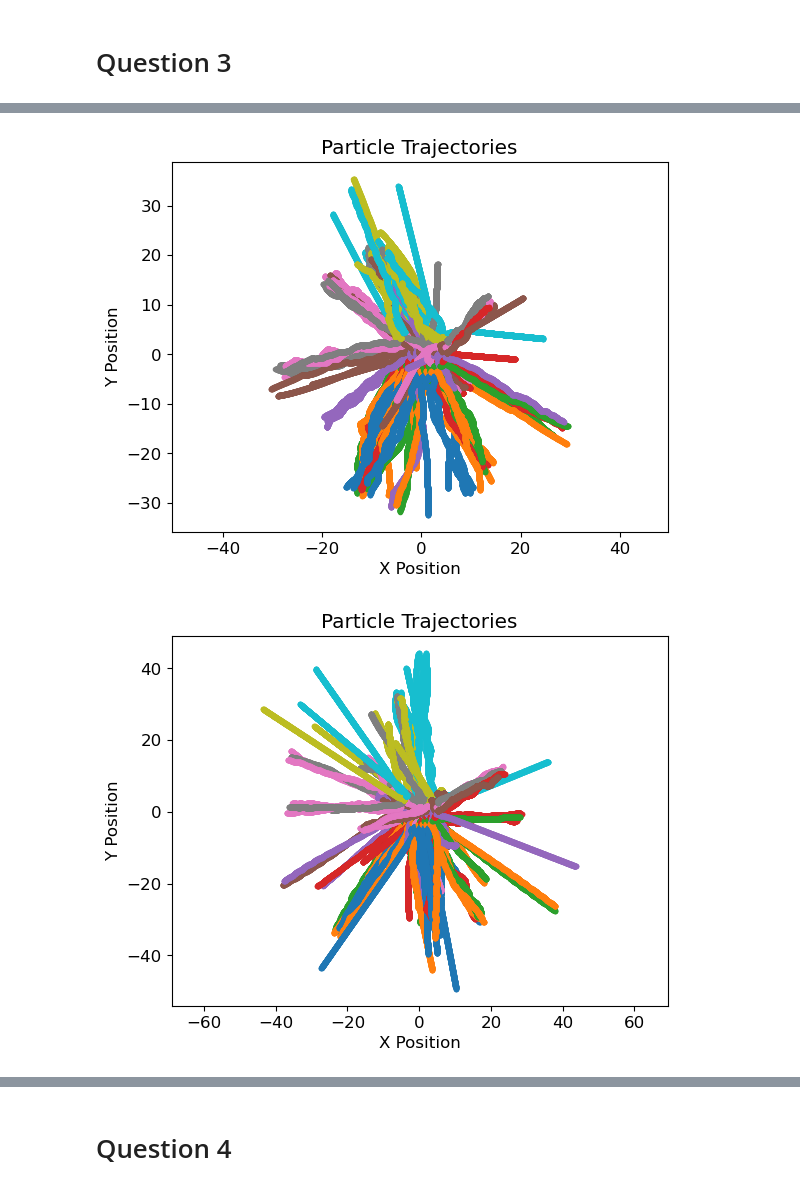
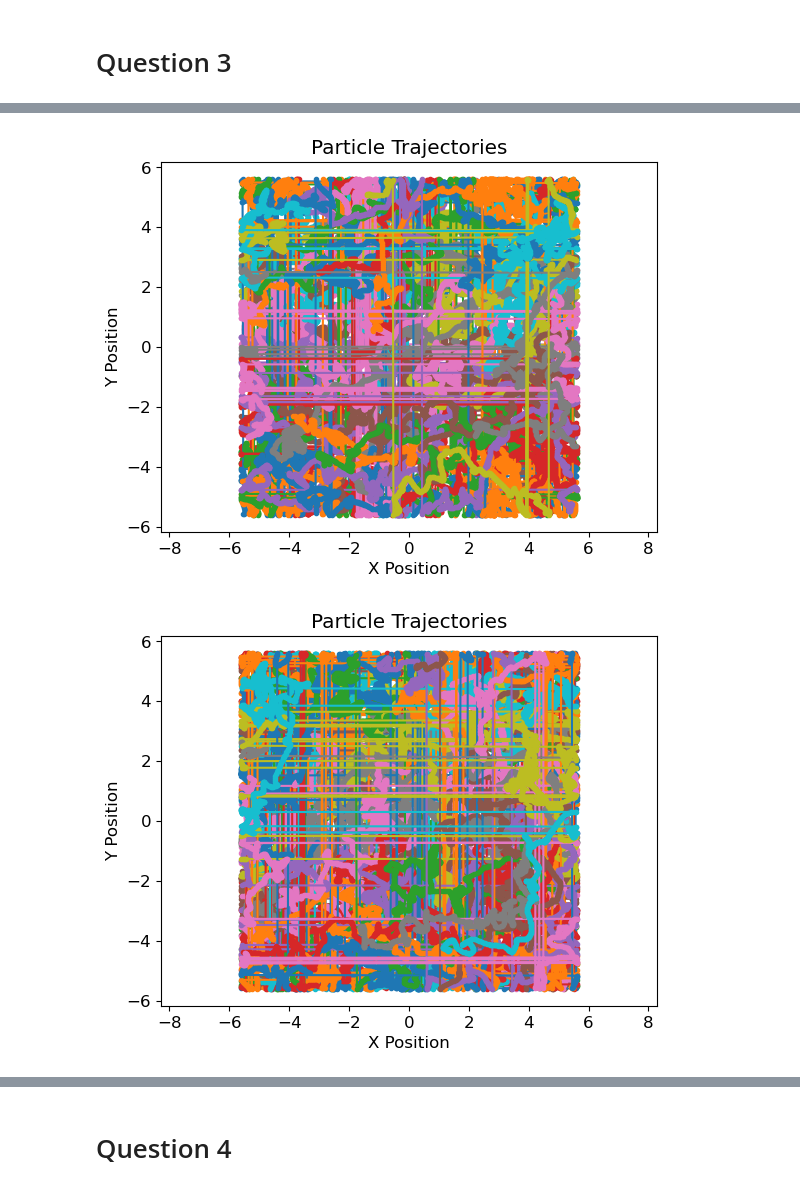
Before and after one commit to MoSpoonRhakib/EID444HW4, a Jupyter notebook: EID444HW4-Mohammed Rhakib.ipynb, the cells around one changed output, grey strips where cells are left out. Drawn from its saved outputs; the diff is of its cells as text; code cells hidden in the pictures.

```diff
--- a/EID444HW4-Mohammed Rhakib.ipynb
+++ b/EID444HW4-Mohammed Rhakib.ipynb
@@ -10,6 +10,9 @@ from IPython.display import HTML, display
 import matplotlib as mpl
 mpl.rcParams.update({'font.size': 12})
 import time
+
+%pip install pymbar
+import pymbar.timeseries as pt
 
 
 #[1] https://stackoverflow.com/questions/29241056/how-do-i-use-np-newaxis
@@ -26,11 +29,18 @@ def displacements(R, L):
     of particles'''
 
     #Wrapping positions under periodic boundary conditions
-    R_wrapped = shift(R,L)
+    #R_wrapped = shift(R,L)
 
     #Computes the pairwise displacements: r_i - r_j
     #[1] - Learned about np.newaxis to help conduct matrix operations without consuming much memory
-    dR = R[:, np.newaxis, :] - R[np.newaxis, :, :]
-    dR_wrapped = R_wrapped[:, np.newaxis, :] - R_wrapped[np.newaxis, :, :]
+    #dR = R[:, np.newaxis, :] - R[np.newaxis, :, :]
+    #dR_wrapped = R_wrapped[:, np.newaxis, :] - R_wrapped[np.newaxis, :, :]
 
-    return dR, dR_wrapped
+    N = R.shape[0]
+    T = np.tile(R,(N, 1, 1))
+    dR = -(T - np.transpose(T, (1,0,2)))
+
+    dR_wrapped = shift(dR, L) #apply periodic boundary conditions
+
+
+    return dR_wrapped
@@ -68,9 +84,9 @@ def verlet_step(r_current, r_prev, t, m, FR):
 
 
 def Force_from_displacement(R, sigma, epsilon, L):
-    dR, dR_wrapped = displacements(R, L)
-    Forces = lj_forces(dR, sigma, epsilon)
-    net_force = np.nansum(Forces[..., np.newaxis] * dR, axis=0)
+    dR_wrapped = displacements(R, L)
+    Forces = lj_forces(dR_wrapped, sigma, epsilon)
+    net_force = np.nansum(Forces[..., np.newaxis] * dR_wrapped, axis=0)
     net_force[np.isnan(net_force)] = 0
     return net_force
 
@@ -101,8 +117,9 @@ def simulation(R_0, v_0, m, t, t_max, sigma, epsilon, L):
 
     t_end = time.time()
     t_sim = t_end - t_start
+    unwrapped_trajectory = shift(trajectory, L)
 
-    return trajectory, t_sim
+    return trajectory, unwrapped_trajectory, t_sim
 # %% [markdown]
 # Plot and Animate Trajectory
 # %%
@@ -331,7 +372,7 @@ v_init = 2.0
 velocities = v_init * create_unit_vectors(N*N, 20)
 dt = 0.01
 
-trajectory, _ =simulation(R_0 = positions, v_0 = velocities, m = masses, t=dt, t_max=10, sigma=1, epsilon = 1, L=L )
+trajectory, unwrapped_trajectory, _ =simulation(R_0 = positions, v_0 = velocities, m = masses, t=dt, t_max=20, sigma=1, epsilon = 1, L=L )
 # %%
 N = 10
 masses = np.ones(N*N)
@@ -344,16 +385,18 @@ v_init_values = np.arange(0.5, 4.5, 0.5)
 dt = 0.01
 
 trajectories = {}
+unwrapped_trajectories = {}
 t_simulation = {}
 
 for v_init in v_init_values:
     velocities = v_init * create_unit_vectors(N*N, 20)
-    trajectory, t_sim = simulation(R_0 = positions, v_0 = velocities, m = masses, t=dt, t_max=10, sigma=1, epsilon = 1, L=L )
+    trajectory, unwrapped_trajectory, t_sim = simulation(R_0 = positions, v_0 = velocities, m = masses, t=dt, t_max=10, sigma=1, epsilon = 1, L=L )
     trajectories[v_init] = trajectory
+    unwrapped_trajectories[v_init] = unwrapped_trajectory
     t_simulation[v_init] = t_sim
 # %% [markdown]
 # Question 3
 # %%
-for trajectory in trajectories.values():
-    plot_traj(trajectory, L)
+for unwrapped_trajectory in unwrapped_trajectories.values():
+    plot_traj(unwrapped_trajectory, L)
 # %% [output]
@@ -366,5 +409,5 @@ for trajectory in trajectories.values():
-[figure, old version]
+[figure, new version]
-[figure, old version]
+[figure, new version]
 # %%
 for trajectory in trajectories.values():
     animate_trajectory(trajectory, L)
```
Also changed, not shown: parts of 18 cells of this notebook, 1 other file.
